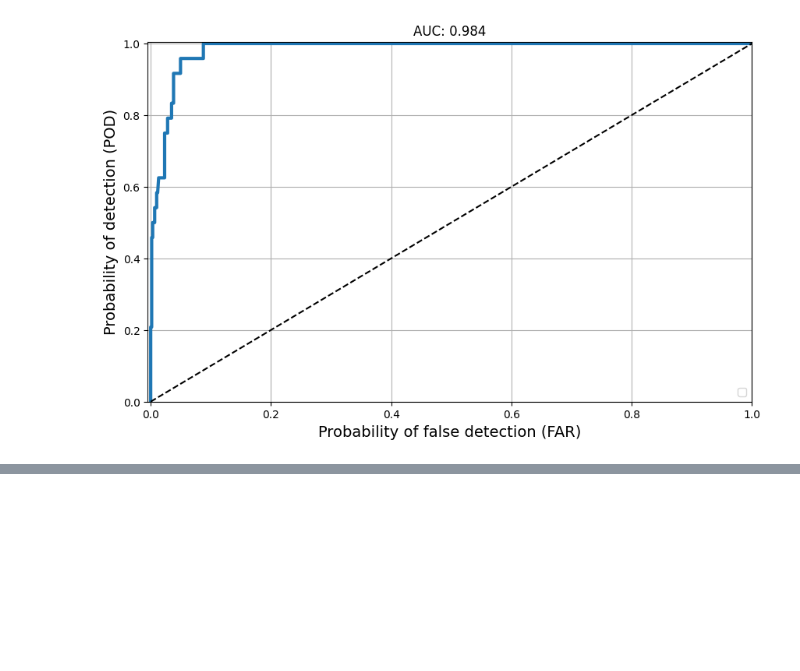
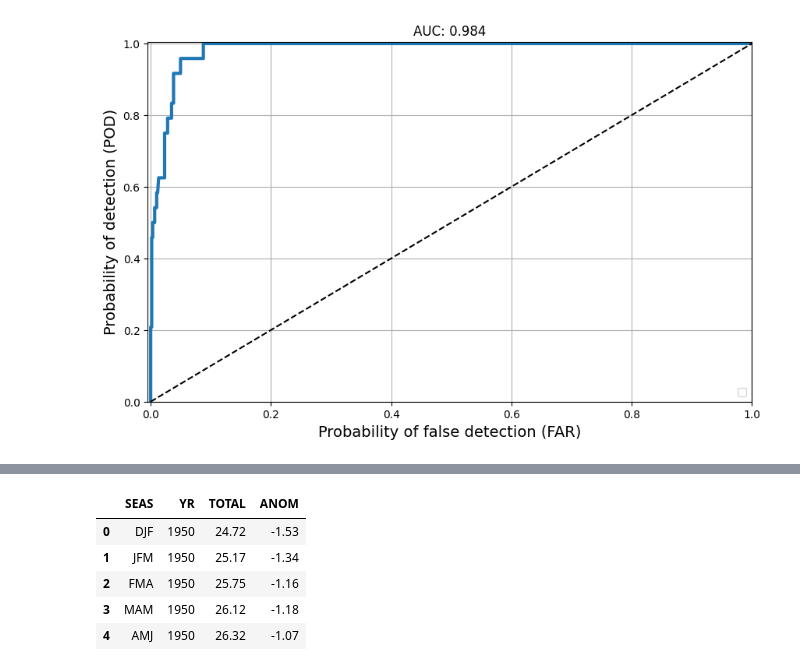
Before and after one commit to mariajmolina/UMDAOSC650, a Jupyter notebook: evaluation.ipynb, the cells around one changed output, grey strips where cells are left out. Drawn from its saved outputs; the diff is of its cells as text; code cells hidden in the pictures; blank space fills up the shorter version.

```diff
--- a/evaluation.ipynb
+++ b/evaluation.ipynb
@@ -726,0 +738,9 @@ Some suggestions below:
+# %%
+dataset.head()
+# %% [output]
+|  | SEAS | YR | TOTAL | ANOM |
+| 0 | DJF | 1950 | 24.72 | -1.53 |
+| 1 | JFM | 1950 | 25.17 | -1.34 |
+| 2 | FMA | 1950 | 25.75 | -1.16 |
+| 3 | MAM | 1950 | 26.12 | -1.18 |
+| 4 | AMJ | 1950 | 26.32 | -1.07 |
```
Also changed, not shown: parts of 10 cells of this notebook.
